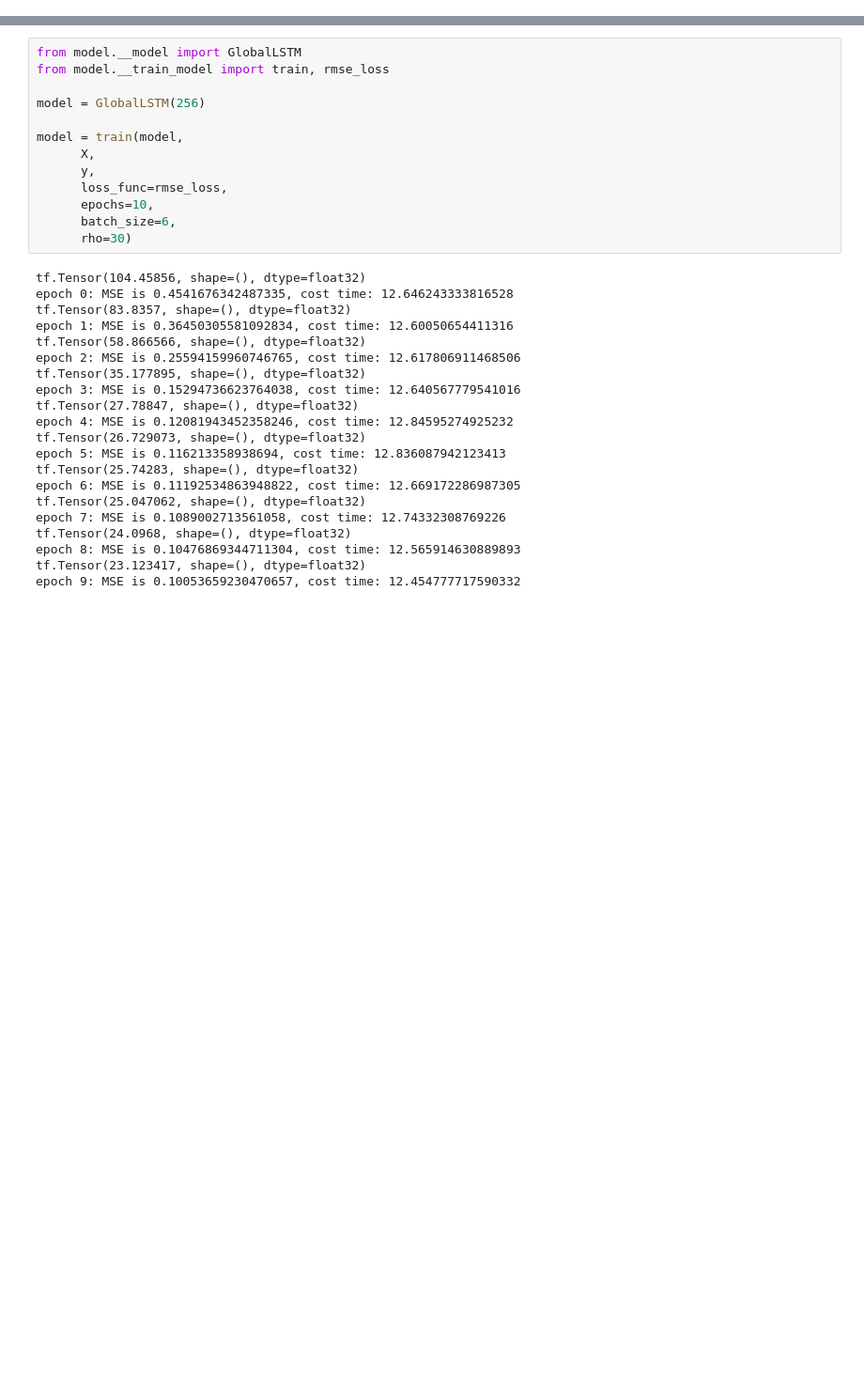
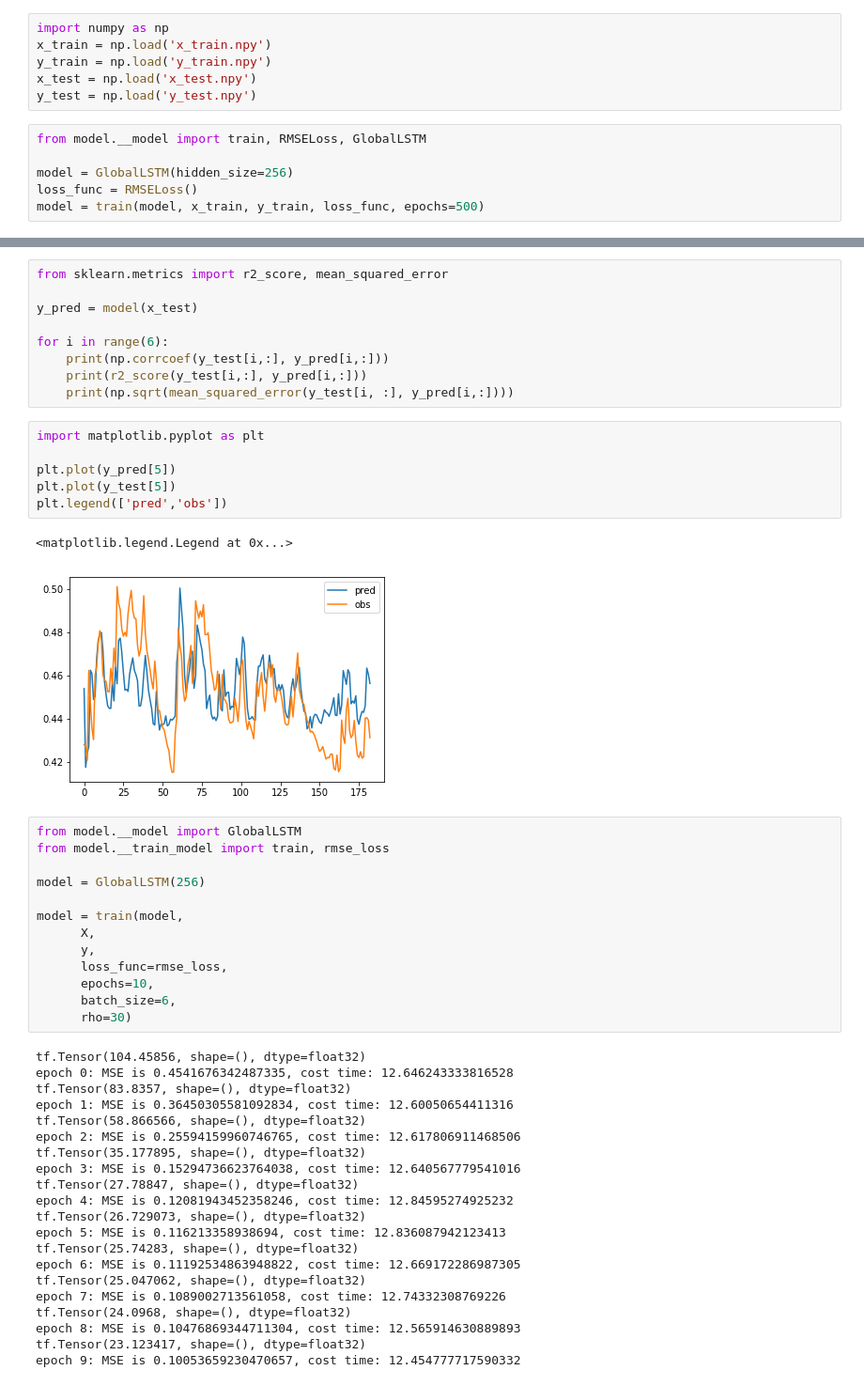
Before and after one commit to leelew/HRSEPP, a Jupyter notebook: src/debug.ipynb, the cells around one changed output, grey strips where cells are left out. Shown at 94% size. Drawn from its saved outputs; the diff is of its cells as text; blank space fills up the shorter version.

```diff
--- a/src/debug.ipynb
+++ b/src/debug.ipynb
@@ -36,0 +1,12 @@ Epoch 500 Loss 0.011 time 1.02
+# %%
+import numpy as np
+x_train = np.load('x_train.npy')
+y_train = np.load('y_train.npy')
+x_test = np.load('x_test.npy')
+y_test = np.load('y_test.npy')
+# %%
+from model.__model import train, RMSELoss, GlobalLSTM
+
+model = GlobalLSTM(hidden_size=256)
+loss_func = RMSELoss()
+model = train(model, x_train, y_train, loss_func, epochs=500)
@@ -37,3 +31,21 @@ Epoch 500 Loss 0.011 time 1.02
+# %%
+from sklearn.metrics import r2_score, mean_squared_error
+
+y_pred = model(x_test)
+
+for i in range(6):
+    print(np.corrcoef(y_test[i,:], y_pred[i,:]))
+    print(r2_score(y_test[i,:], y_pred[i,:]))
+    print(np.sqrt(mean_squared_error(y_test[i, :], y_pred[i,:])))
+# %%
+import matplotlib.pyplot as plt
+
+plt.plot(y_pred[5])
+plt.plot(y_test[5])
+plt.legend(['pred','obs'])
+# %% [output]
+<matplotlib.legend.Legend at 0x...>
+[figure, added]
 # %%
 from model.__model import GlobalLSTM
 from model.__train_model import train, rmse_loss
```
Also changed, not shown: parts of 4 cells of this notebook, 5 other files.
